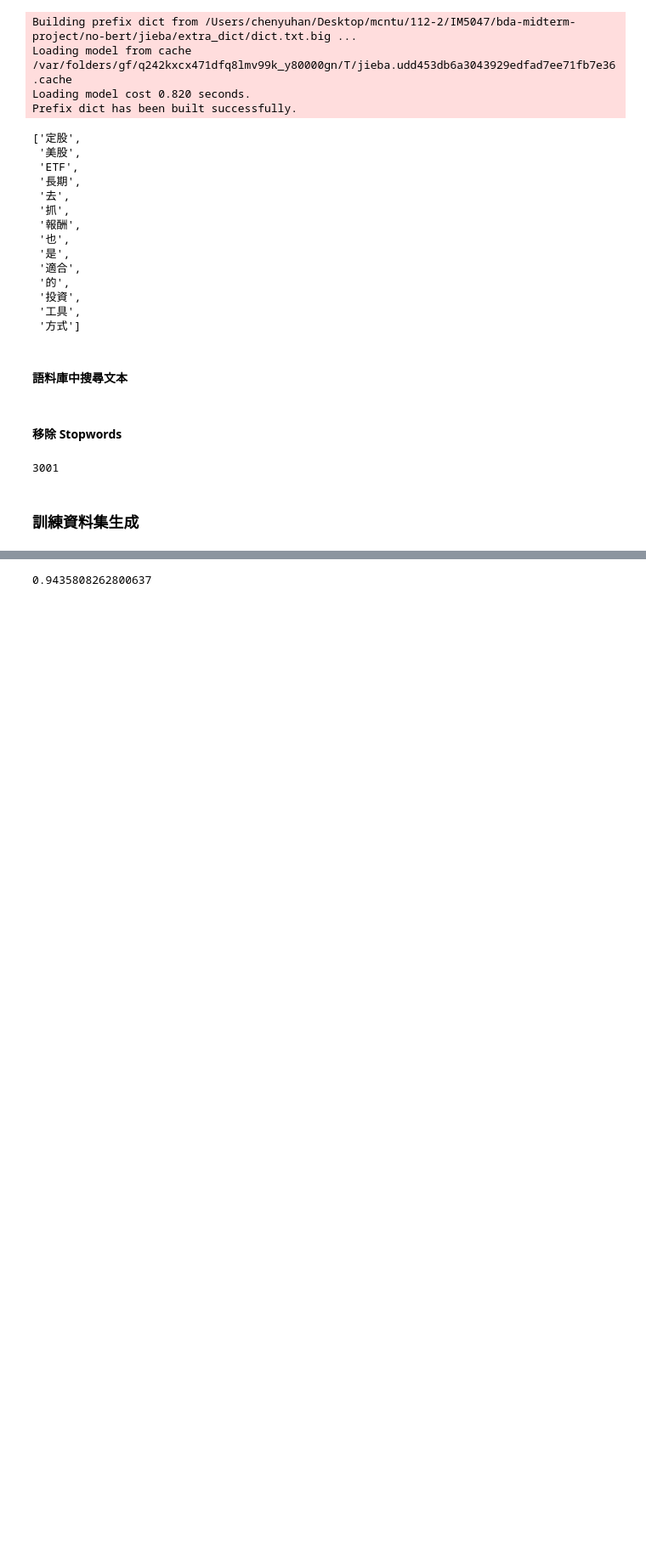
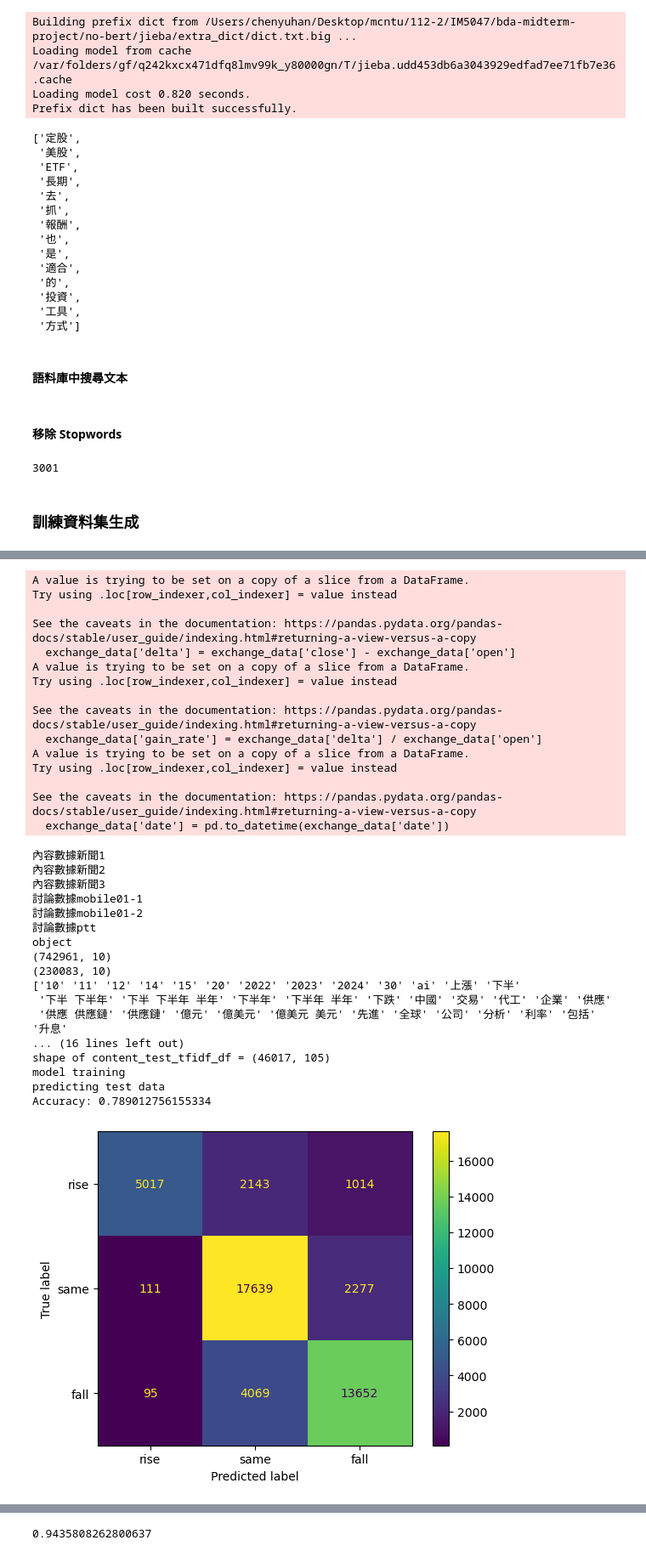
Before and after one commit to ruby0322/bda-midterm-project, a Jupyter notebook: no-bert/bda_midterm_project_4_v2.ipynb, the cells around one changed output, grey strips where cells are left out. Shown at 85% size. Drawn from its saved outputs; the diff is of its cells as text; code cells hidden in the pictures; blank space fills up the shorter version.

Commit message:
all data

```diff
--- a/no-bert/bda_midterm_project_4_v2.ipynb
+++ b/no-bert/bda_midterm_project_4_v2.ipynb
@@ -185,20 +185,23 @@ def where_key_words_in(df, keywords):
 	res = pd.DataFrame()
 	for kw in keywords:
 		temp = df[df['title'].str.contains(kw) | df['content'].str.contains(kw)]
-	res = pd.concat([res, temp], ignore_index=True)
+		res = pd.concat([res, temp], ignore_index=True)
 	return res
 
 def tokenize(text):
-  return list(jieba.cut(text, cut_all=True))
+	return list(jieba.cut(text, cut_all=True))
 
 def get_article_df(content_data_source, keywords, n_days_after):
 	news_df = []
 	for source in content_data_source:
 		print(source)
 		news_df.append(data[source])
-	article_df = pd.concat(news_df, ignore_index=True)
-	print(article_df.shape)
-	article_df = where_key_words_in(article_df, keywords)
+	temp_df = pd.concat(news_df, ignore_index=True)
+	print(temp_df['content'].dtype)
+	temp_df['content'] = temp_df['content'].astype(str)
+	temp_df['title'] = temp_df['title'].astype(str)
+	print(temp_df.shape)
+	article_df = where_key_words_in(temp_df, keywords)
 	print(article_df.shape)
 	article_df.sort_values(by=['post_time'])
 
@@ -312,3 +319,46 @@ get_gain_rate_after_n_days(stock_data_source, content_data_source, stock_symbol,
+# %%
+# 2330 台積電
+keywords = ['台積電', '半導體', 'AI', '蘋果', 'Apple', '台灣積體電路', '臺灣積體電路', '張忠謀', '晶片', '晶圓', '護國神山']
+stock_data_source = '微股力個股交易數據-2年'
+content_data_source = ['內容數據新聞1', '內容數據新聞2', '內容數據新聞3', '討論數據mobile01-1', '討論數據mobile01-2', '討論數據ptt']
+stock_symbol = '2330'
+n_days_after = 5
+
+phase_1_and_2(stock_data_source, content_data_source, stock_symbol, keywords, n_days_after)
+# %% [output]
+A value is trying to be set on a copy of a slice from a DataFrame.
+Try using .loc[row_indexer,col_indexer] = value instead
+
+See the caveats in the documentation: https://pandas.pydata.org/pandas-docs/stable/user_guide/indexing.html#returning-a-view-versus-a-copy
+  exchange_data['delta'] = exchange_data['close'] - exchange_data['open']
+A value is trying to be set on a copy of a slice from a DataFrame.
+Try using .loc[row_indexer,col_indexer] = value instead
+
+See the caveats in the documentation: https://pandas.pydata.org/pandas-docs/stable/user_guide/indexing.html#returning-a-view-versus-a-copy
+  exchange_data['gain_rate'] = exchange_data['delta'] / exchange_data['open']
+A value is trying to be set on a copy of a slice from a DataFrame.
+Try using .loc[row_indexer,col_indexer] = value instead
+
+See the caveats in the documentation: https://pandas.pydata.org/pandas-docs/stable/user_guide/indexing.html#returning-a-view-versus-a-copy
+  exchange_data['date'] = pd.to_datetime(exchange_data['date'])
+內容數據新聞1
+內容數據新聞2
+內容數據新聞3
+討論數據mobile01-1
+討論數據mobile01-2
+討論數據ptt
+object
+(742961, 10)
+(230083, 10)
+['10' '11' '12' '14' '15' '20' '2022' '2023' '2024' '30' 'ai' '上漲' '下半'
+ '下半 下半年' '下半 下半年 半年' '下半年' '下半年 半年' '下跌' '中國' '交易' '代工' '企業' '供應'
+ '供應 供應鏈' '供應鏈' '億元' '億美元' '億美元 美元' '先進' '全球' '公司' '分析' '利率' '包括' '升息'
+... (16 lines left out)
+shape of content_test_tfidf_df = (46017, 105)
+model training
+predicting test data
+Accuracy: 0.789012756155334
+[figure, added]
 # %%
 # 2330 台積電
 keywords = ['台積電', '半導體', 'AI', '蘋果', 'Apple', '台灣積體電路', '臺灣積體電路', '張忠謀', '晶片', '晶圓', '護國神山']
```
Also changed, not shown: parts of 6 cells of this notebook.
